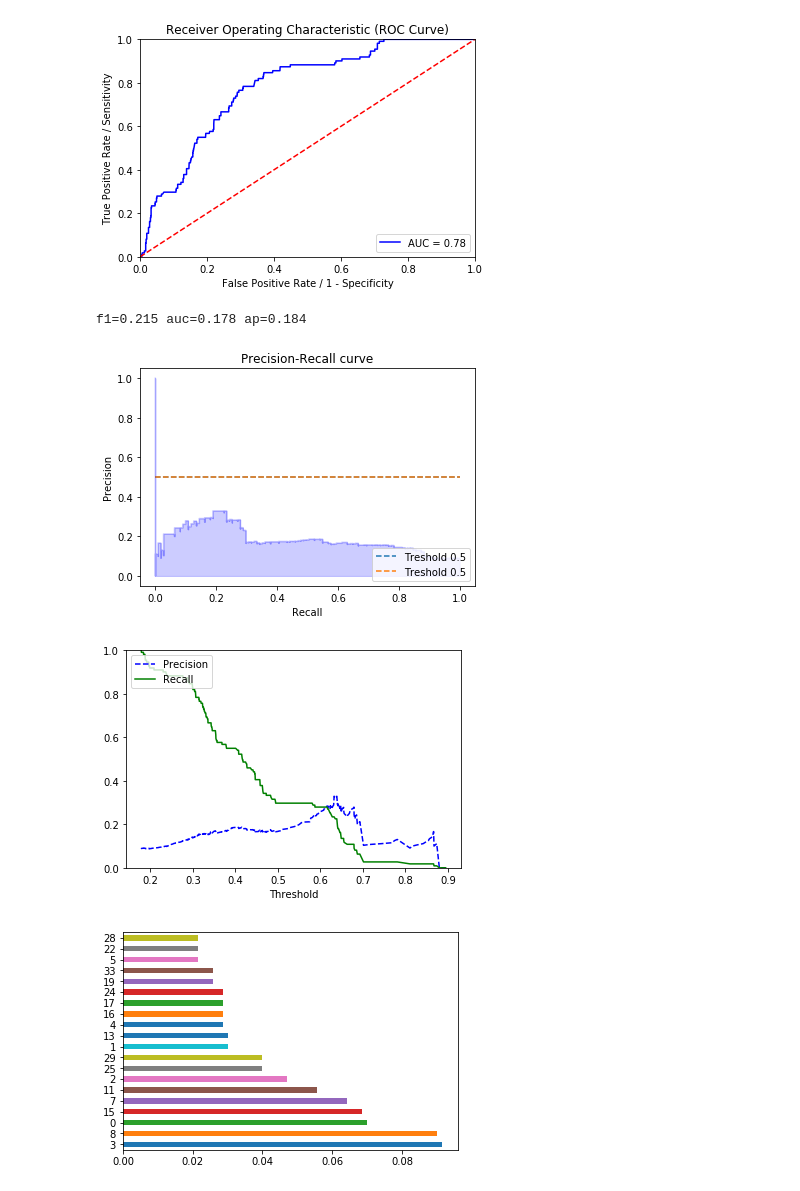
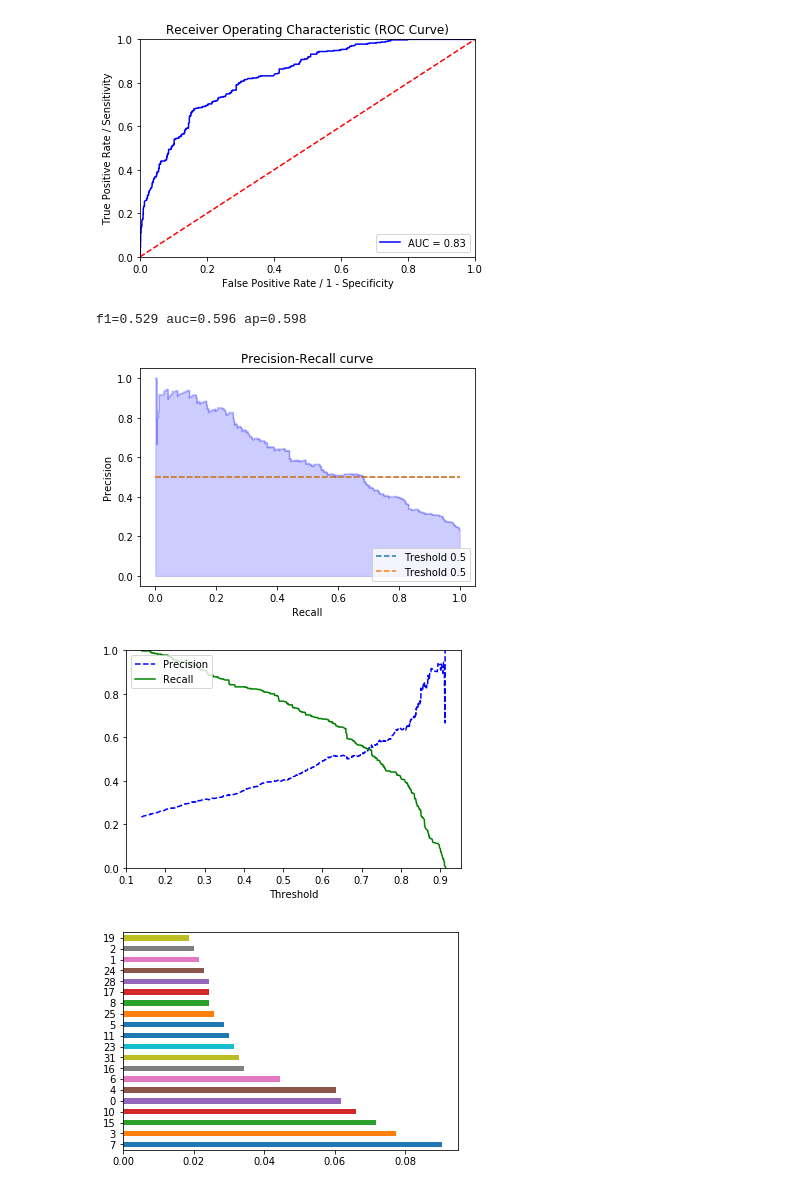
Before and after one commit to cysacenda/algocryptos, a Jupyter notebook: notebooks/ML/algocryptos_global.ipynb, the cells around one changed output. Cells and saved outputs as stored; diff of their text form; code cells hidden in the pictures.

```diff
--- a/notebooks/ML/algocryptos_global.ipynb
+++ b/notebooks/ML/algocryptos_global.ipynb
@@ -123,10 +132,10 @@ str_sql = 'postgresql://dbuser:algocryptos@localhost:9091/algocryptos'
 connection = create_engine(str_sql)
 # %%
 # ------------------ PARAMETERS ------------------ #
-id_cryptocompare = "7605" # ether 7605
+id_cryptocompare = "5031" # ether 7605
 predict_only_one_crypto = True
 y_to_be_considered = 'y_+1d_classif' #1d_classif
-close_price_increase_targeted = +5 #+5
+close_price_increase_targeted = +3 #+5
 threshold = 0.5
 #dict_hours_labels  = {3:'3h', 6:'6h', 12:'12h', 24:'1d', 24*2:'2d', 24*3:'3d', 24*7:'7d', 24*15:'15d', 24*30:'30d'}
 dict_hours_labels  = {24:'1d'}
@@ -139,7 +148,7 @@ dict_hours_labels  = {24:'1d'}
 
 # TOP N CRYPTOS
 #dict_df = alg_preproc.get_global_datasets_for_top_n_cryptos(2)
-#dict_df = alg_preproc.get_global_datasets_for_cryptos([1182, 7605, 5031, 202330, 4614, 166503, 3808, 321992, 5038, 310829])
+#dict_df = alg_preproc.get_global_datasets_for_cryptos([1182, 7605, 5031, 4614, 166503, 3808, 321992])
 
 # ------------------ LOAD DATA FROM FILE ------------------ #
 #save_obj(dict_df, 'dict_df_2018_11_20_top10')
@@ -148,8 +157,10 @@ dict_hours_labels  = {24:'1d'}
 #dict_df = load_obj('dict_df_2018_11_07') # top 10
 #dict_df = load_obj('dict_df_2018_10_31_top2') # top 2
 #dict_df = load_obj('dict_df_2018_11_18_top5') # top 5
-dict_df = load_obj('dict_df_2018_11_20_top10') # top 10
-#save_obj(dict_df, 'dict_df_2018_11_20_top10')
+#dict_df = load_obj('dict_df_2018_11_20_top10') # top 10
+
+dict_df = load_obj('dict_df_2018_11_24_top7') # top 7
+#save_obj(dict_df, 'dict_df_2018_11_24_top7')
 
 
 #dict_df = load_obj('dict_df_2018_11_13') # top 30
@@ -176,7 +187,7 @@ from xgboost import XGBClassifier
 # http://xgboost.readthedocs.io/en/latest/parameter.html
 scale_pos_weight = y_train[y_to_be_considered].value_counts()[False] / y_train[y_to_be_considered].value_counts()[True]
 
-xgbc = XGBClassifier(scale_pos_weight=scale_pos_weight).fit(X_train, y_train[y_to_be_considered])
+xgbc = XGBClassifier(random_state=0, scale_pos_weight=scale_pos_weight).fit(X_train, y_train[y_to_be_considered])
 
 show_model_accuracy('XGBClassifier - Train', xgbc, X_train, y_train[y_to_be_considered], pX_columns=None, do_roc_curve=True, do_precision_recall_curve=True, do_precision_recall_vs_treshold=True, do_features_importance=False, threshold=threshold)
 show_model_accuracy('XGBClassifier - Test', xgbc, X_test, y_test[y_to_be_considered], pX_columns=None, do_roc_curve=True, do_precision_recall_curve=True, do_precision_recall_vs_treshold=True, do_features_importance=True, threshold=threshold)
@@ -228,10 +239,10 @@ weighted avg       0.89      0.85      0.87      1660
 
 ----------------------------------------------------------
-[figure, old version]
+[figure, new version]
-f1=0.215 auc=0.178 ap=0.184
+f1=0.529 auc=0.596 ap=0.598
-[figure, old version]
+[figure, new version]
-[figure, old version]
+[figure, new version]
-[figure, old version]
+[figure, new version]
 # %%
 # -----------------------
 # ALGO : RANDOM FOREST WITH RANDOMGRIDSEARCH
```
Also changed, not shown: parts of 7 cells of this notebook, 3 other files.
